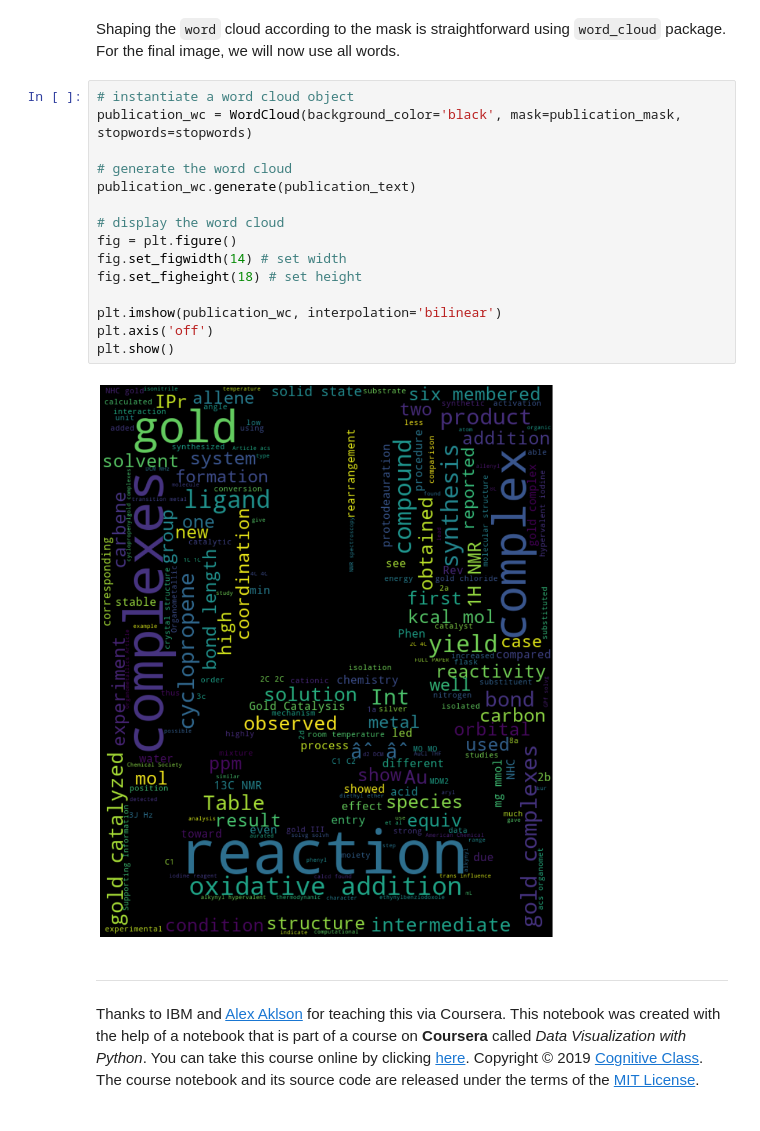
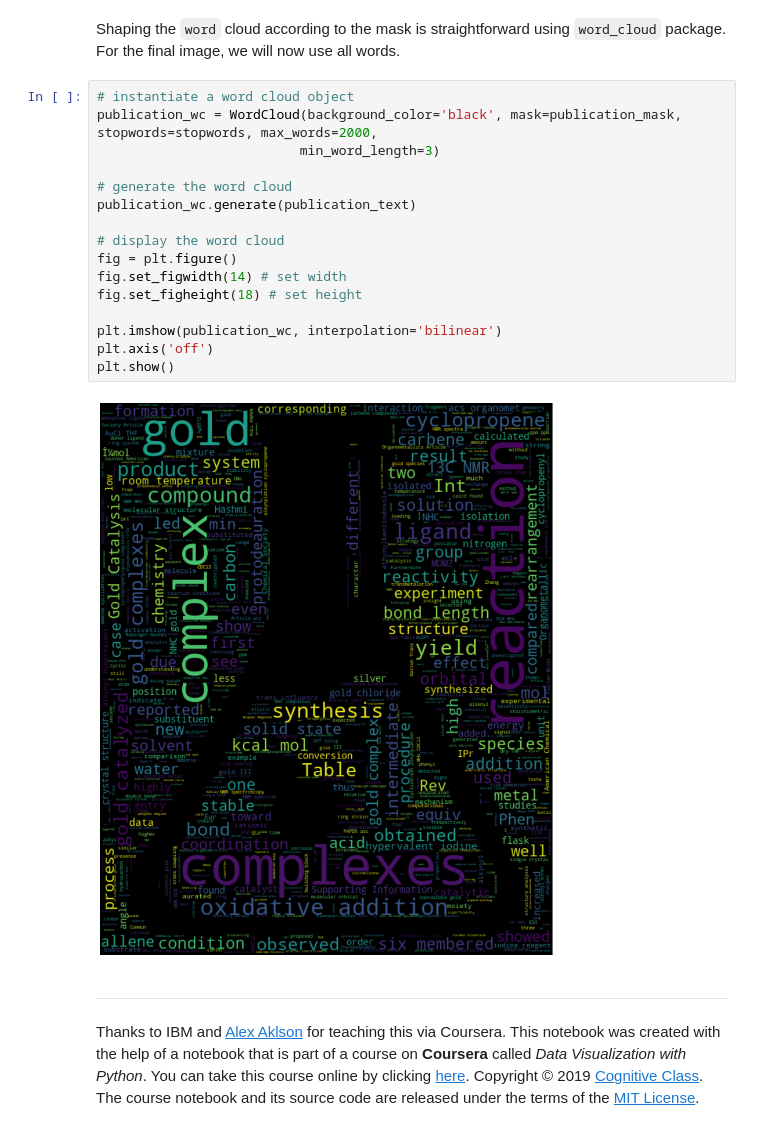
Before and after one commit to ffmulks/Wordcloud-Research-Content, a Jupyter notebook: publication_word_cloud.ipynb, the cells around one changed output. Drawn from its saved outputs; the diff is of its cells as text.

Commit message:
Tweaks on final WordCloud.

```diff
--- a/publication_word_cloud.ipynb
+++ b/publication_word_cloud.ipynb
@@ -115,21 +115,22 @@ plt.show()
 Shaping the `word` cloud according to the mask is straightforward using `word_cloud` package. For the final image, we will now use all words.
 # %%
 # instantiate a word cloud object
-publication_wc = WordCloud(background_color='black', mask=publication_mask, stopwords=stopwords)
+publication_wc = WordCloud(background_color='black', mask=publication_mask, stopwords=stopwords, max_words=2000,
+                          min_word_length=3)
 
 # generate the word cloud
 publication_wc.generate(publication_text)
 
 # display the word cloud
 fig = plt.figure()
 fig.set_figwidth(14) # set width
 fig.set_figheight(18) # set height
 
 plt.imshow(publication_wc, interpolation='bilinear')
 plt.axis('off')
 plt.show()
 # %% [output]
-[figure, old version]
+[figure, new version]
 # %% [markdown]
 <hr>
 
```
